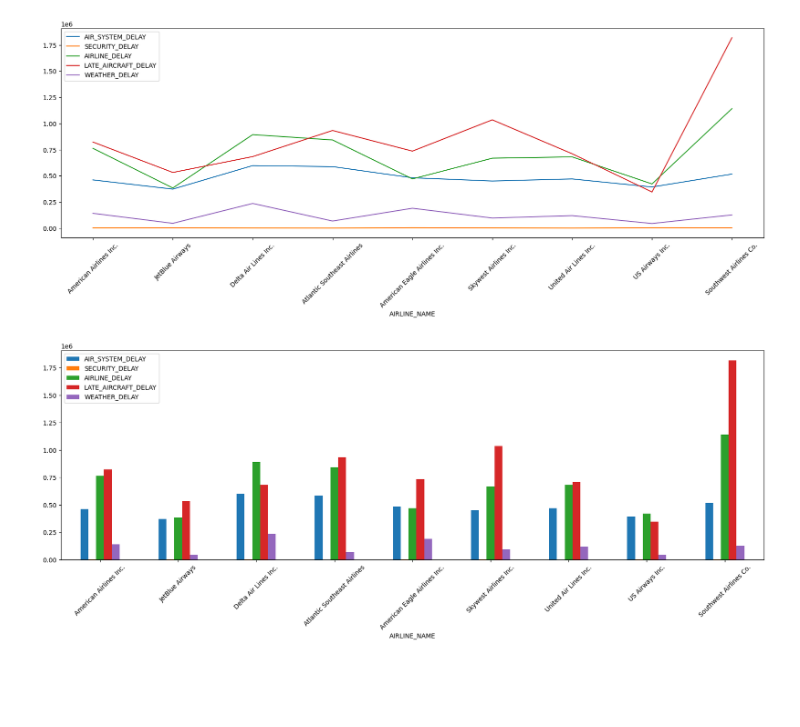
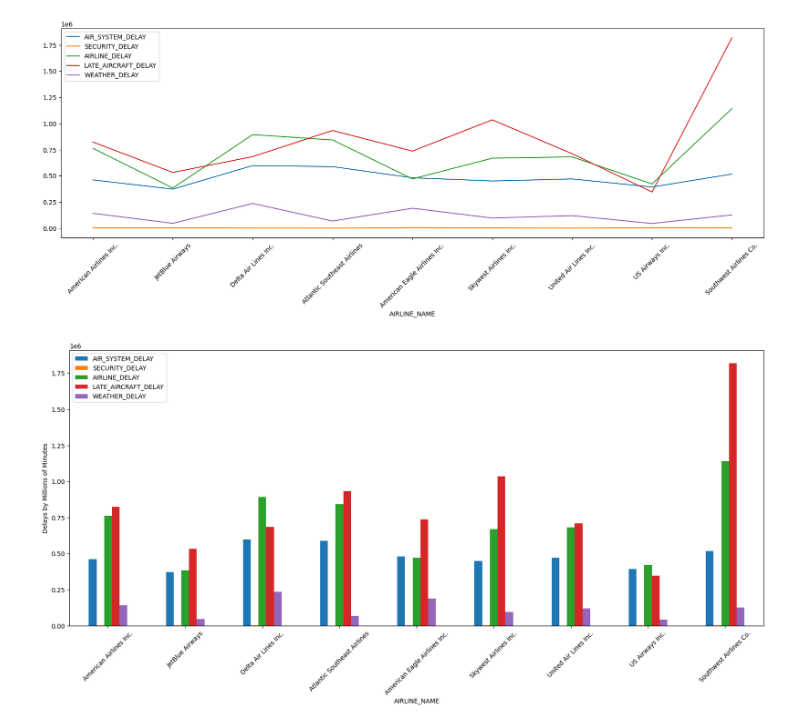
Before and after one commit to dmusili/airlineproject1, a Jupyter notebook: januarytoapril.ipynb, the cells around one changed output. Drawn from its saved outputs; the diff is of its cells as text; code cells hidden in the pictures; blank space fills up the shorter version.

```diff
--- a/januarytoapril.ipynb
+++ b/januarytoapril.ipynb
@@ -155,6 +155,9 @@ Data columns (total 24 columns):
  23  ARRIVAL_DELAY_STATUS   object
 dtypes: float64(11), int64(7), object(6)
 memory usage: 360.2+ MB
+# %%
+#drop rows with null depature delays
+first_quarter_df.dropna(subset=['DEPARTURE_DELAY'], inplace=True)
 # %%
 #get all the delayed depatures
 delayed_depatures=first_quarter_df[first_quarter_df['DEPATURE_DELAY_STATUS']=='DELAYED']
@@ -316,6 +319,9 @@ depature_delays_df.plot.pie(y='TOTAL_DELAYED_FLIGHTS', autopct='%1.1f%%', legend
 # %%
 #get the top 9 airlines with the most flights
 first_quarter_filtered_df=first_quarter_df[first_quarter_df['AIRLINE_CODE'].isin(airline_filter_list)]
+
+#drop rows with null arruvil delays
+first_quarter_filtered_df.dropna(subset=['ARRIVAL_DELAY'], inplace=True)
 
 #get airlines with their respective delay statuses
 airline_arrivals_df = first_quarter_filtered_df[["AIRLINE_CODE","ARRIVAL_DELAY_STATUS"]]
@@ -418,7 +428,7 @@ delayed_flight_reasons.loc[:,"LATE_AIRCRAFT_DELAY"] = delayed_flight_reasons.LAT
 #delayed_flight_reasons['WEATHER_DELAY'] = delayed_flight_reasons.WEATHER_DELAY.fillna(0)
 delayed_flight_reasons.loc[:,"WEATHER_DELAY"] = delayed_flight_reasons.WEATHER_DELAY.fillna(0)
 
-airline_delays_by_reason=delayed_flight_reasons.groupby(['AIRLINE_CODE'])[['AIR_SYSTEM_DELAY', 'SECURITY_DELAY', 'AIRLINE_DELAY', 'LATE_AIRCRAFT_DELAY', 'WEATHER_DELAY']].sum().reset_index()
+airline_delays_by_reason=delayed_flight_reasons.groupby(['AIRLINE_CODE'])[['AIRLINE_DELAY', 'LATE_AIRCRAFT_DELAY','AIR_SYSTEM_DELAY','WEATHER_DELAY','SECURITY_DELAY']].sum().reset_index()
 
 #Get actual airline name
 airline_delays_by_reason['AIRLINE_NAME']=airline_delays_by_reason['AIRLINE_CODE'].apply(get_airline_name)
@@ -426,5 +436,9 @@ airline_delays_by_reason['AIRLINE_NAME']=airline_delays_by_reason['AIRLINE_CODE'
 airline_delays_by_reason=airline_delays_by_reason.drop(['AIRLINE_CODE'], axis=1)
 
 airline_delays_by_reason=airline_delays_by_reason.set_index('AIRLINE_NAME')
+
+airline_delays_by_reason=airline_delays_by_reason.sort_values(['AIRLINE_DELAY', 'LATE_AIRCRAFT_DELAY','AIR_SYSTEM_DELAY','WEATHER_DELAY','SECURITY_DELAY'], ascending=[False, False, False, False, False])
+
+#airline_delays_by_reason = airline_delays_by_reason[["AIRLINE_NAME", "LATE_AIRCRAFT_DELAY","AIR_SYSTEM_DELAY","WEATHER_DELAY","SECURITY_DELAY"]]
 airline_delays_by_reason
 # %% [output]
@@ -445,6 +459,6 @@ airline_delays_by_reason[["AIR_SYSTEM_DELAY", "SECURITY_DELAY", "AIRLINE_DELAY",
 <Axes: xlabel='AIRLINE_NAME'>
 [figure]
 # %%
-airline_delays_by_reason.plot.bar(figsize=(20,6),rot=45);
+airline_delays_by_reason.plot.bar(figsize=(20,8),rot=45,  ylabel='Delays by Millions of Minutes');
 # %% [output]
-[figure, old version]
+[figure, new version]
```
Also changed, not shown: parts of 10 cells of this notebook.
